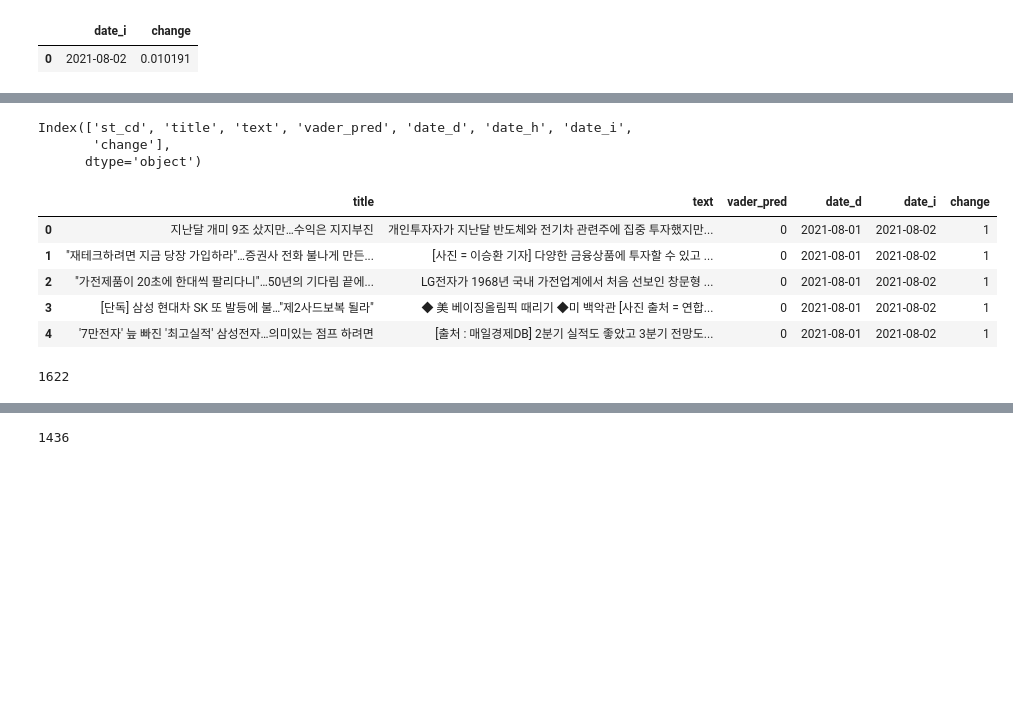
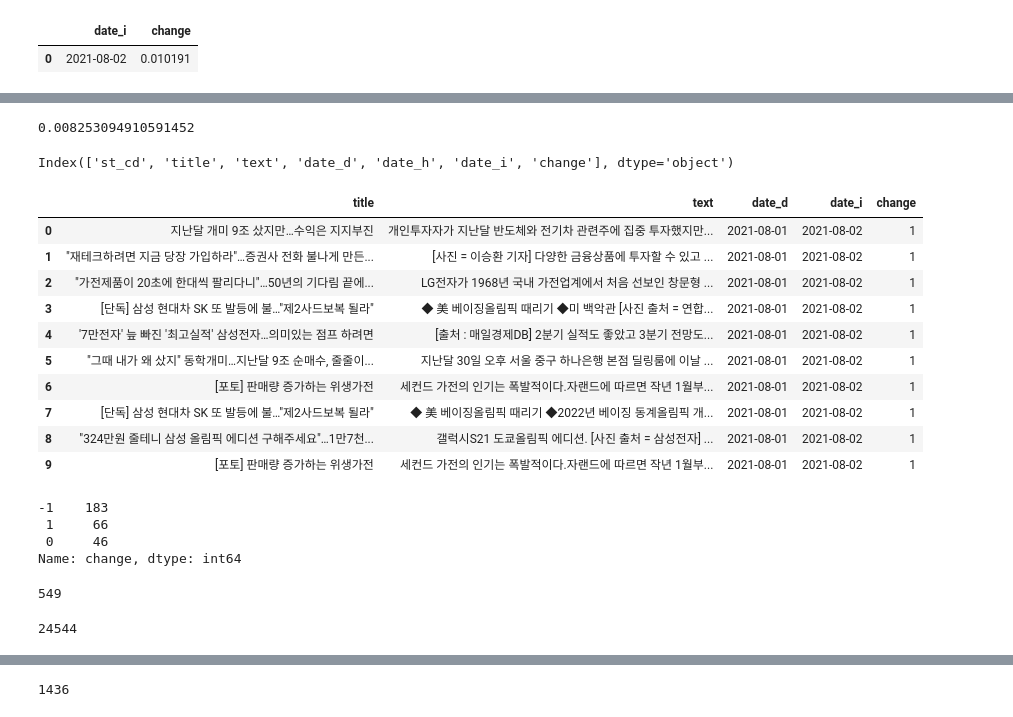
Before and after one commit to chaerui7967/stock_predict_news_and_youtube, a Jupyter notebook: 감성분석/감성분석_초안.ipynb, the cells around one changed output, grey strips where cells are left out. Drawn from its saved outputs; the diff is of its cells as text; code cells hidden in the pictures; blank space fills up the shorter version.

```diff
--- a/감성분석/감성분석_초안.ipynb
+++ b/감성분석/감성분석_초안.ipynb
@@ -448,23 +460,37 @@ df_3.head()
+# %%
+df_3['change'].quantile(.75)
+# %% [output]
+0.008253094910591452
 # %%
-df_3['change'] = np.where(df_3['change'] > 0, 1,
-                         np.where(df_3['change'] == 0, 0, -1))
+df_3['change'] = np.where(df_3['change'] > df_3['change'].quantile(.75),1,
+                         np.where(df_3['change'] < 0, -1, 0))
 # %%
 df_3.columns
 # %% [output]
-Index(['st_cd', 'title', 'text', 'vader_pred', 'date_d', 'date_h', 'date_i',
-       'change'],
-      dtype='object')
+Index(['st_cd', 'title', 'text', 'date_d', 'date_h', 'date_i', 'change'], dtype='object')
 # %%
 df_4 = df_3.drop(columns = ['st_cd', 'date_h'])
 # %%
-df_4.head()
+df_4.head(10)
 # %% [output]
-|  | title | text | vader_pred | date_d | date_i | change |
-| 0 | 지난달 개미 9조 샀지만…수익은 지지부진 | 개인투자자가 지난달 반도체와 전기차 관련주에 집중 투자했지만... | 0 | 2021-08-01 | 2021-08-02 | 1 |
-| 1 | "재테크하려면 지금 당장 가입하라"…증권사 전화 불나게 만든... | [사진 = 이승환 기자] 다양한 금융상품에 투자할 수 있고 ... | 0 | 2021-08-01 | 2021-08-02 | 1 |
-| 2 | "가전제품이 20초에 한대씩 팔리다니"…50년의 기다림 끝에... | LG전자가 1968년 국내 가전업계에서 처음 선보인 창문형 ... | 0 | 2021-08-01 | 2021-08-02 | 1 |
-| 3 | [단독] 삼성 현대차 SK 또 발등에 불…"제2사드보복 될라" | ◆ 美 베이징올림픽 때리기 ◆미 백악관 [사진 출처 = 연합... | 0 | 2021-08-01 | 2021-08-02 | 1 |
-| 4 | '7만전자' 늪 빠진 '최고실적' 삼성전자…의미있는 점프 하려면 | [출처 : 매일경제DB] 2분기 실적도 좋았고 3분기 전망도... | 0 | 2021-08-01 | 2021-08-02 | 1 |
+|  | title | text | date_d | date_i | change |
+| 0 | 지난달 개미 9조 샀지만…수익은 지지부진 | 개인투자자가 지난달 반도체와 전기차 관련주에 집중 투자했지만... | 2021-08-01 | 2021-08-02 | 1 |
+| 1 | "재테크하려면 지금 당장 가입하라"…증권사 전화 불나게 만든... | [사진 = 이승환 기자] 다양한 금융상품에 투자할 수 있고 ... | 2021-08-01 | 2021-08-02 | 1 |
+| 2 | "가전제품이 20초에 한대씩 팔리다니"…50년의 기다림 끝에... | LG전자가 1968년 국내 가전업계에서 처음 선보인 창문형 ... | 2021-08-01 | 2021-08-02 | 1 |
+| 3 | [단독] 삼성 현대차 SK 또 발등에 불…"제2사드보복 될라" | ◆ 美 베이징올림픽 때리기 ◆미 백악관 [사진 출처 = 연합... | 2021-08-01 | 2021-08-02 | 1 |
+| 4 | '7만전자' 늪 빠진 '최고실적' 삼성전자…의미있는 점프 하려면 | [출처 : 매일경제DB] 2분기 실적도 좋았고 3분기 전망도... | 2021-08-01 | 2021-08-02 | 1 |
+| 5 | "그때 내가 왜 샀지" 동학개미…지난달 9조 순매수, 줄줄이... | 지난달 30일 오후 서울 중구 하나은행 본점 딜링룸에 이날 ... | 2021-08-01 | 2021-08-02 | 1 |
+| 6 | [포토] 판매량 증가하는 위생가전 | 세컨드 가전의 인기는 폭발적이다.자랜드에 따르면 작년 1월부... | 2021-08-01 | 2021-08-02 | 1 |
+| 7 | [단독] 삼성 현대차 SK 또 발등에 불…"제2사드보복 될라" | ◆ 美 베이징올림픽 때리기 ◆2022년 베이징 동계올림픽 개... | 2021-08-01 | 2021-08-02 | 1 |
+| 8 | "324만원 줄테니 삼성 올림픽 에디션 구해주세요"…1만7천... | 갤럭시S21 도쿄올림픽 에디션. [사진 출처 = 삼성전자] ... | 2021-08-01 | 2021-08-02 | 1 |
+| 9 | [포토] 판매량 증가하는 위생가전 | 세컨드 가전의 인기는 폭발적이다.자랜드에 따르면 작년 1월부... | 2021-08-01 | 2021-08-02 | 1 |
+# %%
+df_4['change'].value_counts()
+# %% [output]
+-1    183
+ 1     66
+ 0     46
+Name: change, dtype: int64
 # %%
 # 제목 토크나이징을 통해서 감성어휘 추가
 
@@ -478,4 +504,17 @@ for i in df_pos:
 # %%
 len(positive)
 # %% [output]
-1622
+549
+# %%
+# 본문 토크나이징을 통해서 감성어휘 추가
+
+# positive --> change == 1
+
+df_pos_t = df_4[df_4['change'] == 1]['text']
+
+for i in df_pos_t:
+    ppp = okt.nouns(i)
+    positive = positive + ppp
+len(positive)
+# %% [output]
+24544
```
Also changed, not shown: parts of 13 cells of this notebook, 2 other files.
